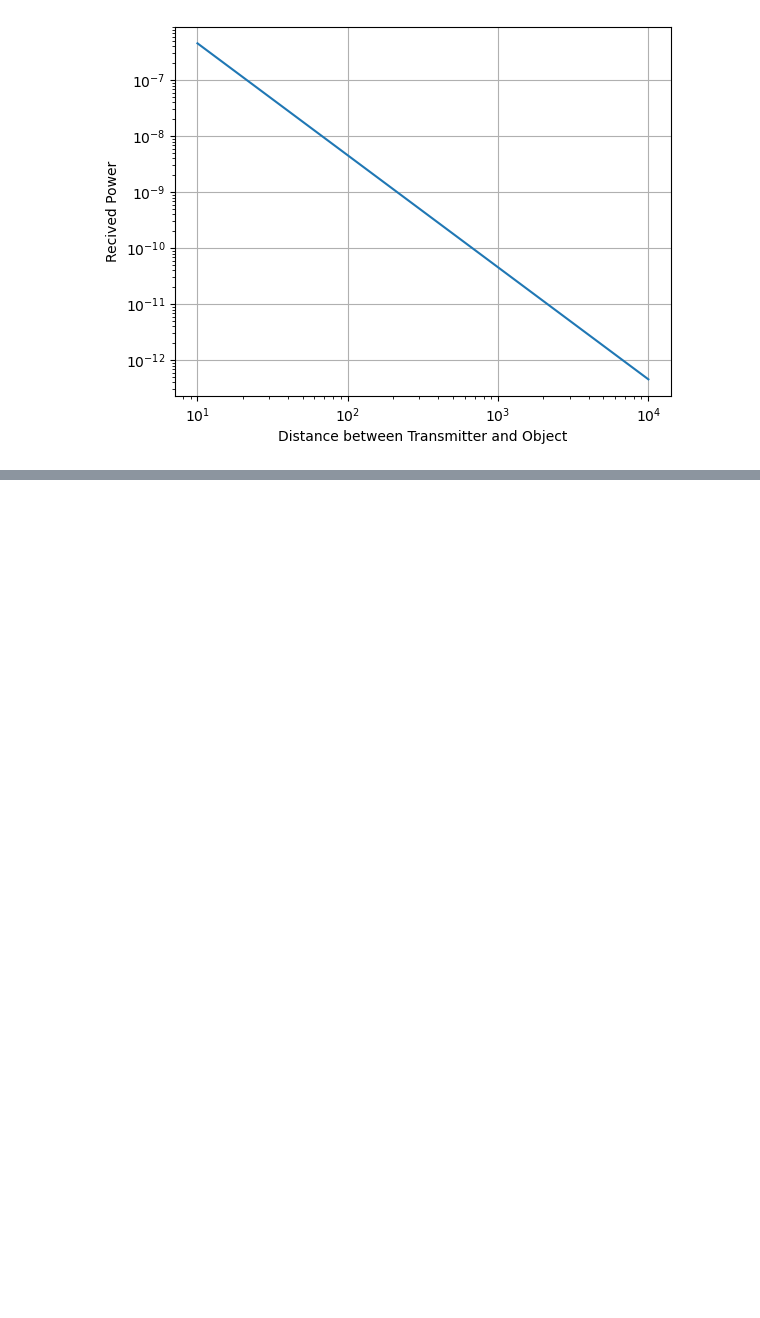
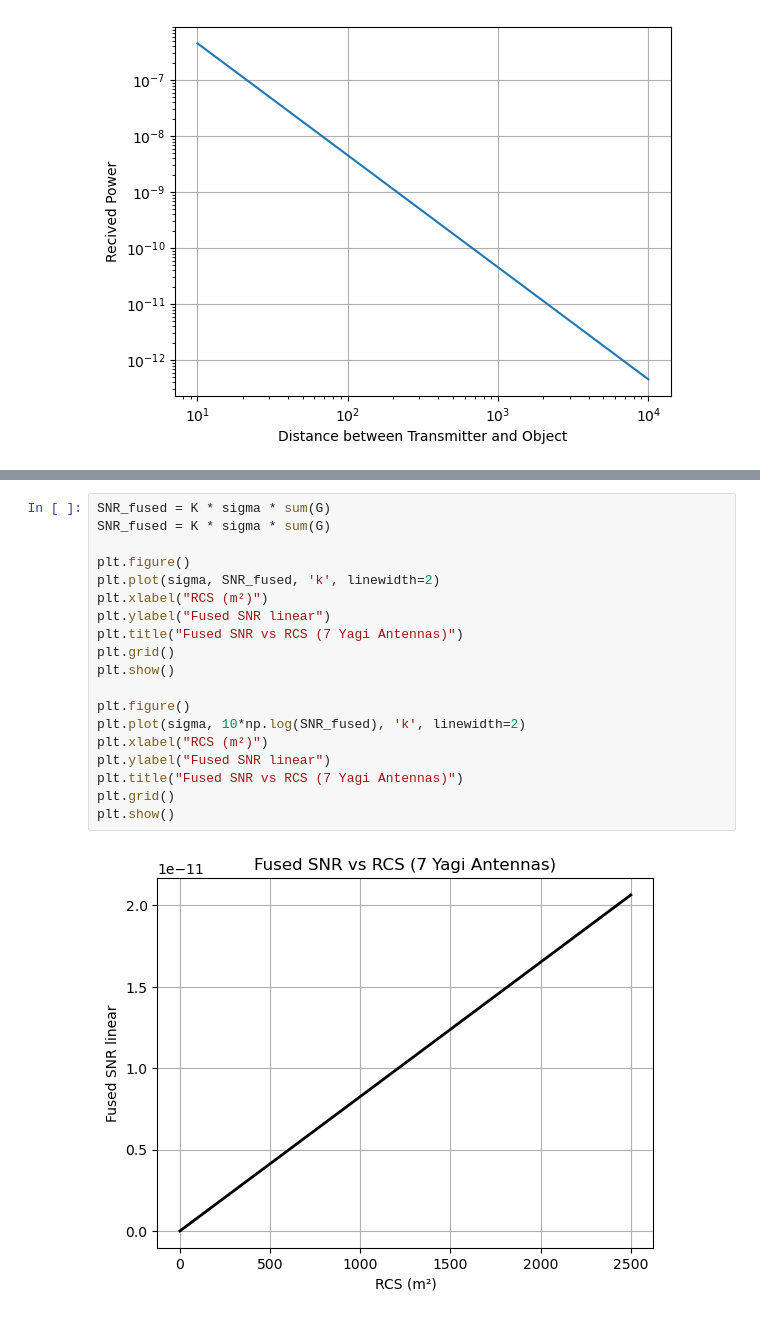
Before and after one commit to anunnyagudhenia/Passive-Radar, a Jupyter notebook: Codes/SNR plots.ipynb, the cells around one changed output, grey strips where cells are left out. Saved outputs shown, nothing was run; the diff lists cells and outputs as text; blank space fills up the shorter version.

```diff
--- a/Codes/SNR plots.ipynb
+++ b/Codes/SNR plots.ipynb
@@ -290,0 +336,21 @@ rec_pow_RT()
+# %%
+SNR_fused = K * sigma * sum(G)
+SNR_fused = K * sigma * sum(G)
+
+plt.figure()
+plt.plot(sigma, SNR_fused, 'k', linewidth=2)
+plt.xlabel("RCS (m²)")
+plt.ylabel("Fused SNR linear")
+plt.title("Fused SNR vs RCS (7 Yagi Antennas)")
+plt.grid()
+plt.show()
+
+plt.figure()
+plt.plot(sigma, 10*np.log(SNR_fused), 'k', linewidth=2)
+plt.xlabel("RCS (m²)")
+plt.ylabel("Fused SNR linear")
+plt.title("Fused SNR vs RCS (7 Yagi Antennas)")
+plt.grid()
+plt.show()
+# %% [output]
+[figure, added]
```
Also changed, not shown: parts of 5 cells of this notebook, 28 other files.
